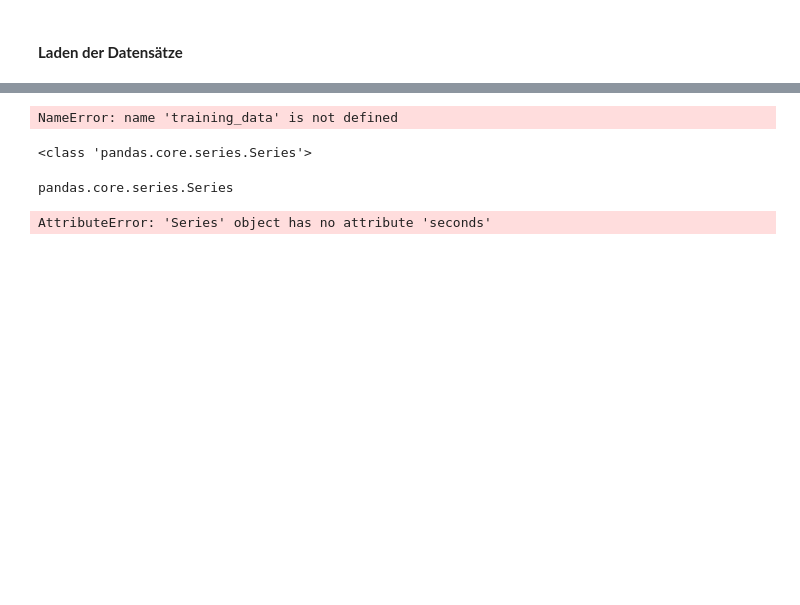
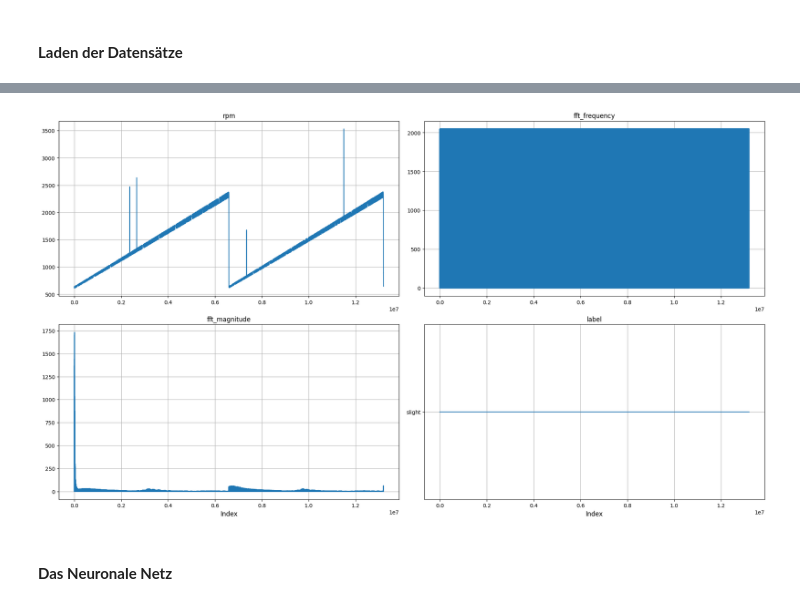
Before and after one commit to ninakuhlen/ai-gear-fault-detection, a Jupyter notebook: notebooks/fft_net.ipynb, the cells around one changed output, grey strips where cells are left out. Cells and saved outputs as stored; diff of their text form; code cells hidden in the pictures; blank space fills up the shorter version.

```diff
--- a/notebooks/fft_net.ipynb
+++ b/notebooks/fft_net.ipynb
@@ -24,0 +20,6 @@ import src.visualization as vis
+# %%
+# set the source directory for the preprocessed data to use
+SOURCE: str = "d25dcf77-8463-4151-9135-bc014da98d7c"
+
+# setup a single index for control purposes
+CONTROL_INDEX: int = 1
@@ -45,6 +34,6 @@ C:\Users\lukas\.cache fully removed!
 # %%
-# # load data from folder and split in training and evaluation data
-data_path = Path().cwd() / "data" / "raw"
-train_data, test_data = dl.load_datasets(data_path)
+# load data from folder and split in training and evaluation data
+data_path = Path().cwd() / "data" / "processed" / SOURCE
+development_data, evaluation_data = dl.load_all_datasets(data_path)
 # %% [output]
 READING TRAINING DATA
@@ -184,47 +52,8 @@ plt.show()
-# %%
-display(training_data[1].describe())
-
-corr_matrix = training_data[1].corr()
-plt.figure(figsize=(10,8))
-sns.heatmap(corr_matrix, annot=True, cmap='coolwarm')
-plt.title('Korrelationsmatrix')
-plt.show()
-
-corr_matrix = training_data[1].corr()
-plt.figure(figsize=(10,8))
-sns.heatmap(corr_matrix, annot=True, cmap='coolwarm')
-plt.title('Korrelationsmatrix')
-plt.show()
-# %% [output]
-NameError: name 'training_data' is not defined
-# %%
-print(type(training_data[1]["Time"]))
-def differentiate(y: np.array, x: np.array, di: int = 1, mode: str = "central"):
-    valid_modes = ["forward", "backward", "central"]
-    if mode not in valid_modes:
-        raise AttributeError(f"Selected mode invalid! Please choose one of the follwing:\t{valid_modes}")
-
-    dydx = np.zeros(y.shape, dtype=np.float64)
-
-    if mode == valid_modes[0]:
-        for i in range(start=0, stop=dydx-di):
-            dydx[i] = (y[i+di] - y[i]) / (x[i+di] - x[i])
-    elif mode == valid_modes[1]:
-        for i in range(start=di, stop=dydx.size):
-            dydx[i] = (y[i] - y[i-di]) / (x[i] - x[i-di])
-    elif mode == valid_modes[2]:
-        for i in range(di, dydx.size-di):
-            dydx[i] = (y[i+di] - y[i-di]) / (x[i+di] - x[i-di])
-
-
-    display(dydx)
-
-display(type(training_data[1]["Time"]))
-
-display(training_data[1]["Time"].seconds() + training_data[1]["Time"].microseconds() / 10^6)
-
-differentiate(y=training_data[1]["Measured_RPM"].to_numpy(dtype=np.float64), x=training_data[1]["Time"].dt.total_seconds())
-# %% [output]
-<class 'pandas.core.series.Series'>
-pandas.core.series.Series
-AttributeError: 'Series' object has no attribute 'seconds'
+# %%
+# visualize one random dataset for data validation
+vis.plot_columns_as_subplots(development_data[CONTROL_INDEX],
+                             development_data[CONTROL_INDEX].columns)
+# %% [output]
+[figure, added]
+# %% [markdown]
+#### **Das Neuronale Netz**
```
Also changed, not shown: parts of 21 cells of this notebook, 13 other files.
